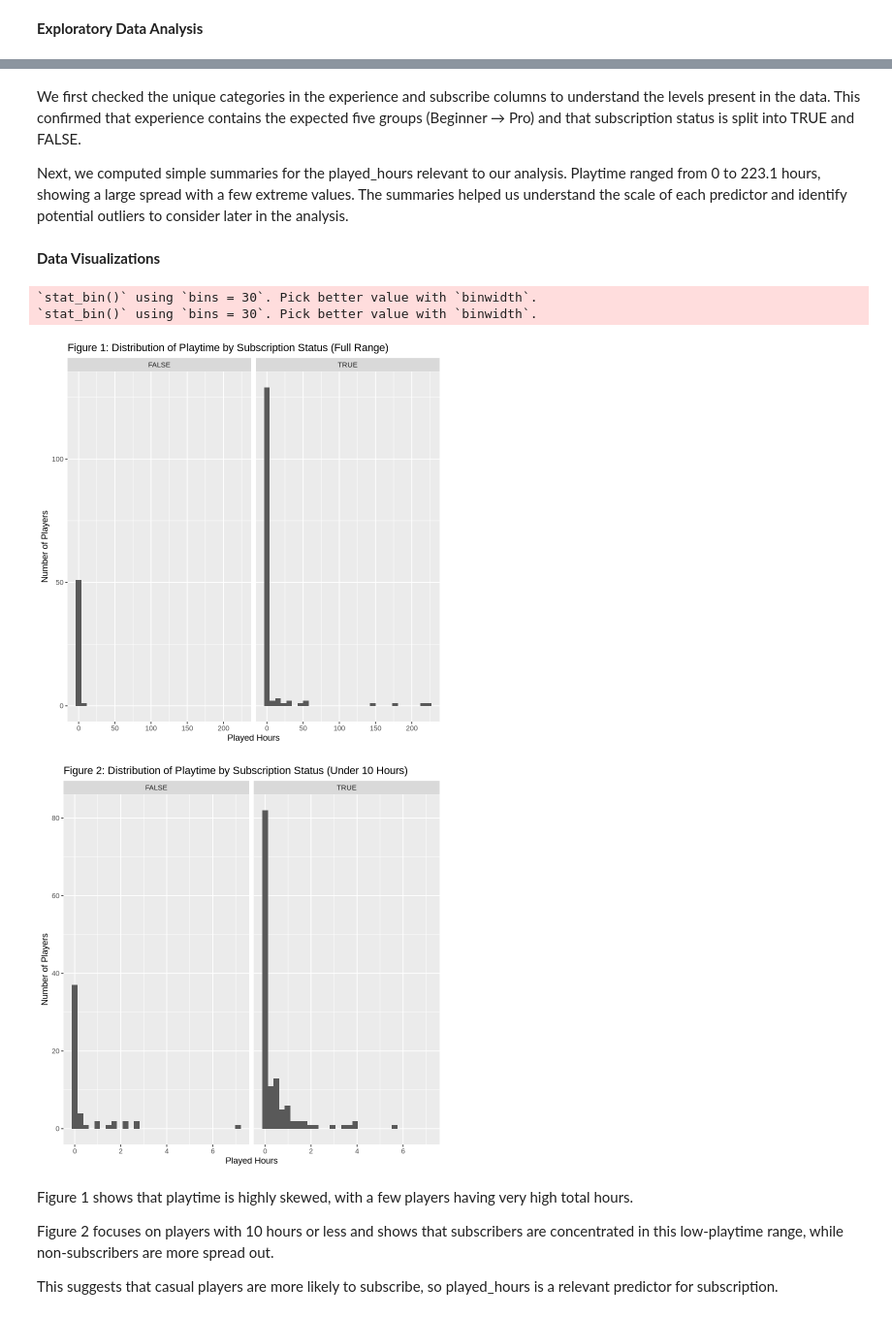
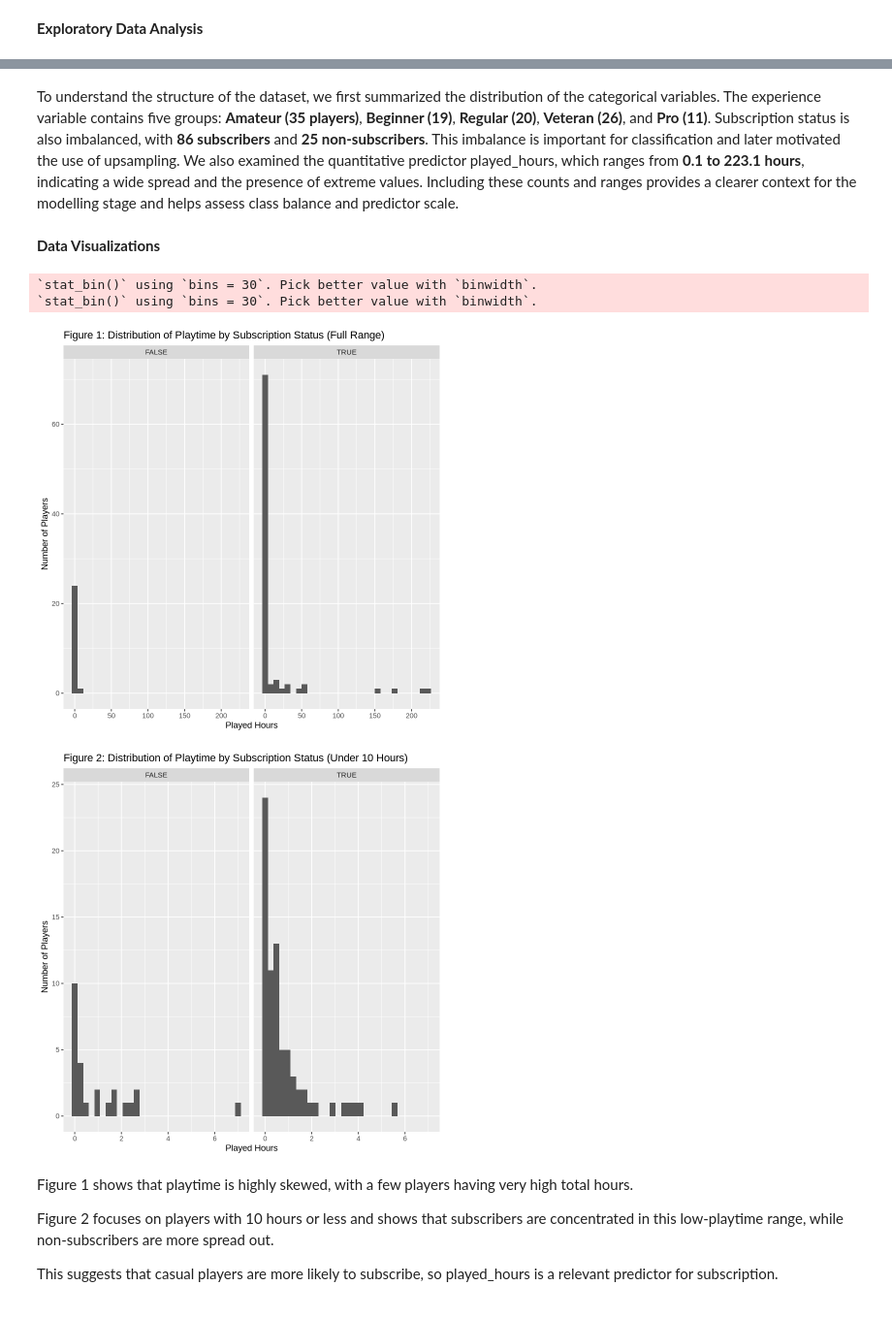
Before and after one commit to lsqolivia/Final-Report-34, a Jupyter notebook: dsci project-34 (7).ipynb, the cells around one changed output, grey strips where cells are left out. Shown at 97% size. Saved outputs shown, nothing was run; the diff lists cells and outputs as text; code cells hidden in the pictures.

```diff
--- a/dsci project-34 (7).ipynb
+++ b/dsci project-34 (7).ipynb
@@ -134,28 +141,26 @@ A tibble: 1 × 2
 # %% [markdown]
-We first checked the unique categories in the experience and subscribe columns to understand the levels present in the data. This confirmed that experience contains the expected five groups (Beginner → Pro) and that subscription status is split into TRUE and FALSE.
-
-Next, we computed simple summaries for the played_hours relevant to our analysis. Playtime ranged from 0 to 223.1 hours, showing a large spread with a few extreme values. The summaries helped us understand the scale of each predictor and identify potential outliers to consider later in the analysis.
+To understand the structure of the dataset, we first summarized the distribution of the categorical variables. The experience variable contains five groups: **Amateur (35 players)**, **Beginner (19)**, **Regular (20)**, **Veteran (26)**, and **Pro (11)**. Subscription status is also imbalanced, with **86 subscribers** and **25 non-subscribers**. This imbalance is important for classification and later motivated the use of upsampling. We also examined the quantitative predictor played_hours, which ranges from **0.1 to 223.1 hours**, indicating a wide spread and the presence of extreme values. Including these counts and ranges provides a clearer context for the modelling stage and helps assess class balance and predictor scale.
 # %% [markdown]
 **Data Visualizations**
 # %%
-ggplot(players, aes(x=played_hours)) +
+ggplot(clean_players, aes(x=played_hours)) +
 geom_histogram() +
 facet_grid(cols = vars(subscribe)) +
 labs(title = "Figure 1: Distribution of Playtime by Subscription Status (Full Range)",
      x = "Played Hours",
      y = "Number of Players")
 
-players |> filter(played_hours <= 10) |>
+clean_players |> filter(played_hours <= 10) |>
 ggplot(aes(x=played_hours)) + geom_histogram() +
 facet_grid(cols = vars(subscribe)) +
 labs(title = "Figure 2: Distribution of Playtime by Subscription Status (Under 10 Hours)",
      x = "Played Hours",
      y = "Number of Players")
 # %% [output]
 `stat_bin()` using `bins = 30`. Pick better value with `binwidth`.
 `stat_bin()` using `bins = 30`. Pick better value with `binwidth`.
-[figure, old version]
+[figure, new version]
-[figure, old version]
+[figure, new version]
 # %% [markdown]
 Figure 1 shows that playtime is highly skewed, with a few players having very high total hours.
 
```
Also changed, not shown: parts of 10 cells of this notebook.
